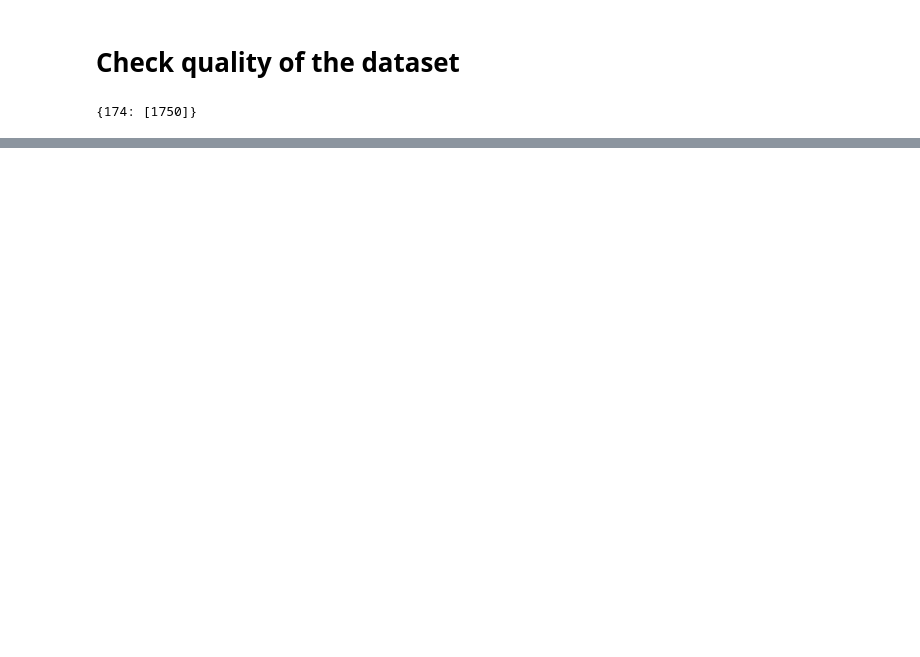
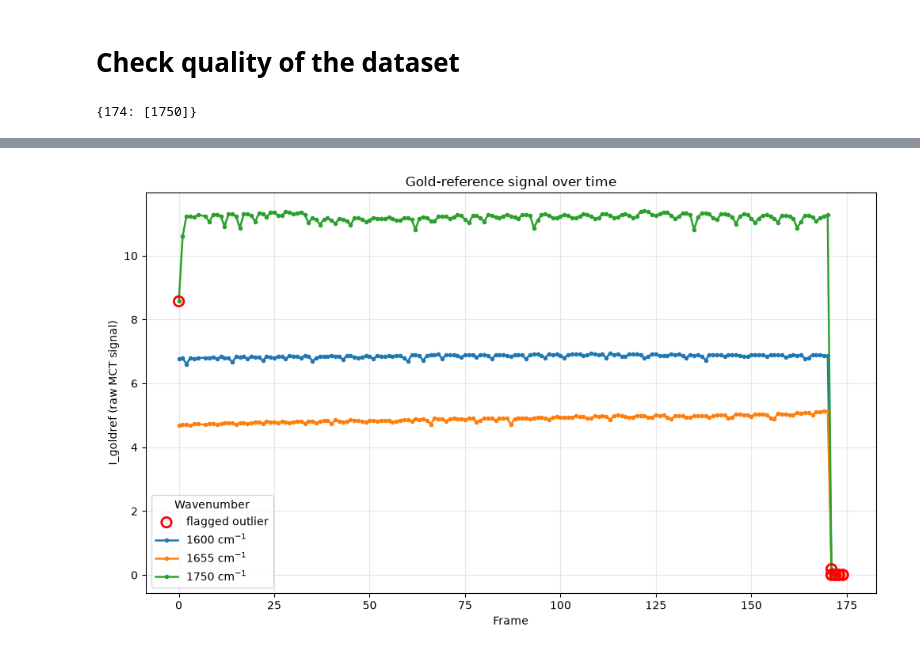
Before and after one commit to jiangyuxin682/qcl-image-analysis, a Jupyter notebook: notebooks/01_inspect_single_image.ipynb, the cells around one changed output, grey strips where cells are left out. Saved outputs shown, nothing was run; the diff lists cells and outputs as text; code cells hidden in the pictures; blank space fills up the shorter version.

```diff
--- a/notebooks/01_inspect_single_image.ipynb
+++ b/notebooks/01_inspect_single_image.ipynb
@@ -110,0 +173,34 @@ incomplete
+# %%
+from qcl_analysis.qc import (
+    add_frame_quality_flags,
+    add_reference_quality_flags,
+)
+
+qc_dataset = add_reference_quality_flags(
+    reflectance_dataset,
+    robust_z_threshold=5.0,
+    min_relative_deviation=0.10,
+)
+
+qc_dataset = add_frame_quality_flags(
+    qc_dataset,
+    expected_wavenumbers={
+        1600,
+        1655,
+        1750,
+    },
+)
+
+qc_dataset.loc[
+    ~qc_dataset["reference_valid"],
+    [
+        "frame",
+        "pattern",
+        "wavenumber",
+        "i_goldref",
+        "reference_median",
+        "reference_relative_deviation",
+        "reference_robust_z",
+        "quality_reason",
+    ],
+]
@@ -110,0 +247,5 @@ incomplete
+# %%
+fig, ax = plot_gold_reference_trend(qc_dataset)
+plt.show()
+# %% [output]
+[figure, added]
```
Also changed, not shown: parts of 12 cells of this notebook, 7 other files.
